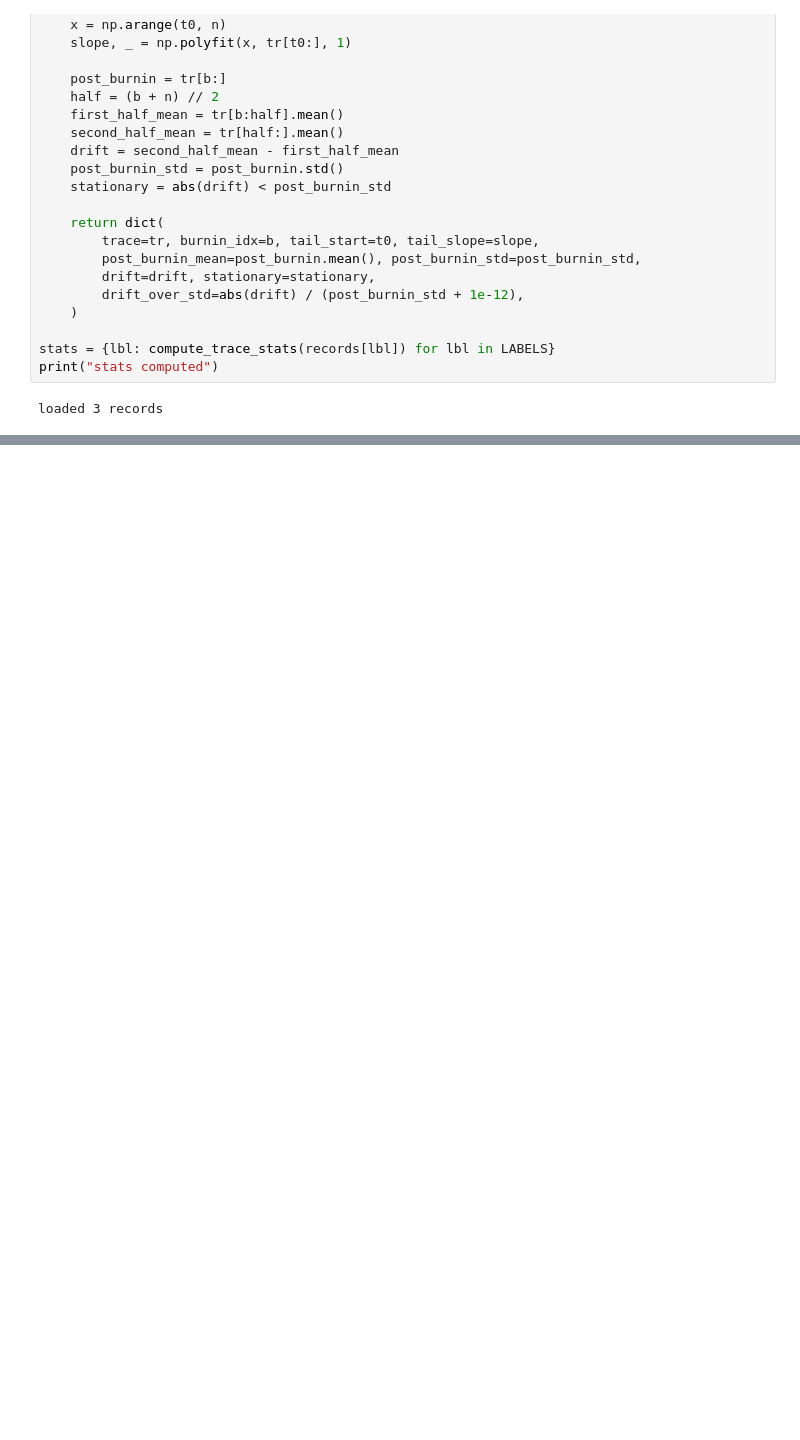
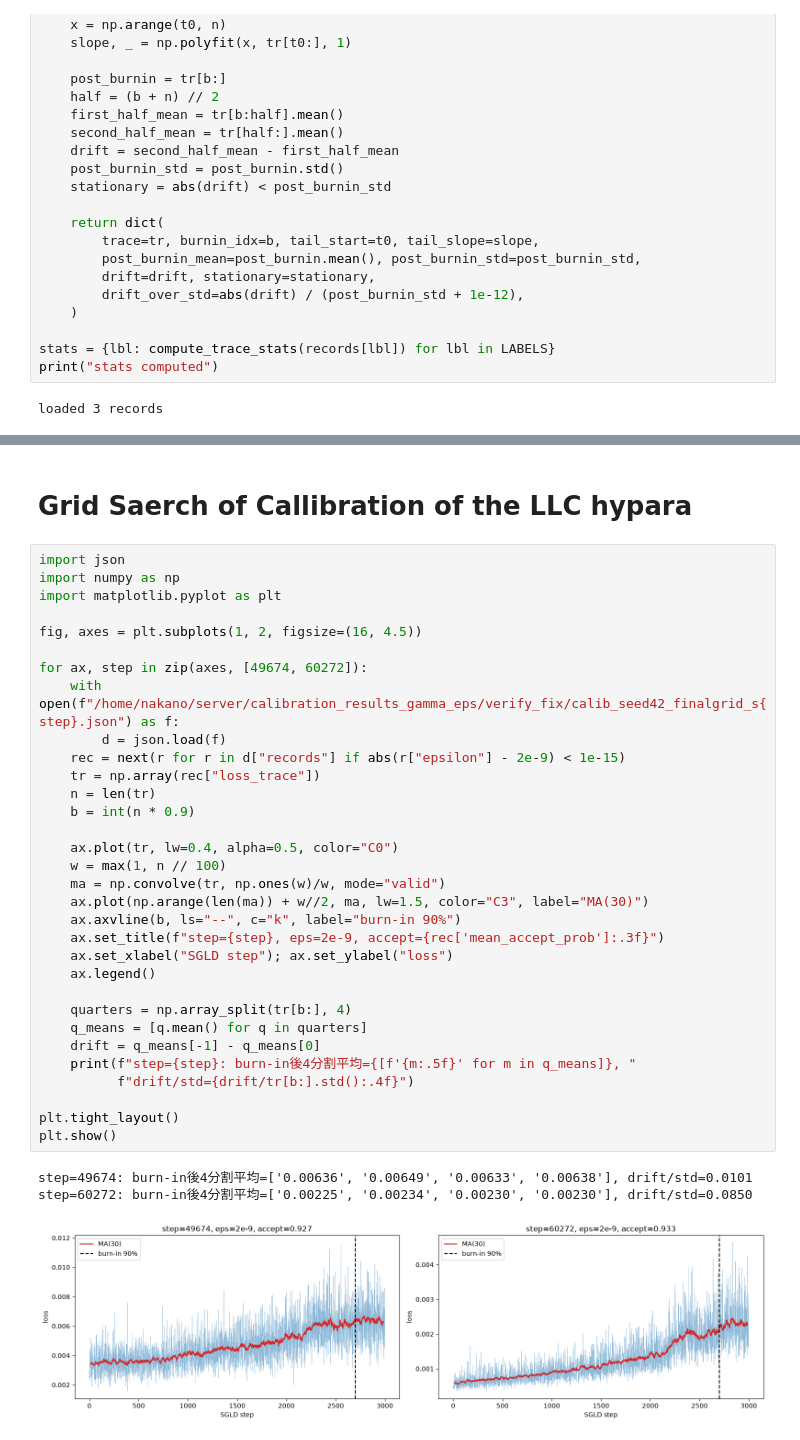
Before and after one commit to shiryu-nakano/dsb-llc-reproduction, a Jupyter notebook: plots2.ipynb, the cells around one changed output, grey strips where cells are left out. Cells and saved outputs as stored; diff of their text form; blank space fills up the shorter version.

```diff
--- a/plots2.ipynb
+++ b/plots2.ipynb
@@ -884,0 +1021,38 @@ loaded 3 records
+# %% [markdown]
+# Grid Saerch of Callibration of the LLC hypara
+# %%
+import json
+import numpy as np
+import matplotlib.pyplot as plt
+
+fig, axes = plt.subplots(1, 2, figsize=(16, 4.5))
+
+for ax, step in zip(axes, [49674, 60272]):
+    with open(f"/home/nakano/server/calibration_results_gamma_eps/verify_fix/calib_seed42_finalgrid_s{step}.json") as f:
+        d = json.load(f)
+    rec = next(r for r in d["records"] if abs(r["epsilon"] - 2e-9) < 1e-15)
+    tr = np.array(rec["loss_trace"])
+    n = len(tr)
+    b = int(n * 0.9)
+
+    ax.plot(tr, lw=0.4, alpha=0.5, color="C0")
+    w = max(1, n // 100)
+    ma = np.convolve(tr, np.ones(w)/w, mode="valid")
+    ax.plot(np.arange(len(ma)) + w//2, ma, lw=1.5, color="C3", label="MA(30)")
+    ax.axvline(b, ls="--", c="k", label="burn-in 90%")
+    ax.set_title(f"step={step}, eps=2e-9, accept={rec['mean_accept_prob']:.3f}")
+    ax.set_xlabel("SGLD step"); ax.set_ylabel("loss")
+    ax.legend()
+
+    quarters = np.array_split(tr[b:], 4)
+    q_means = [q.mean() for q in quarters]
+    drift = q_means[-1] - q_means[0]
+    print(f"step={step}: burn-in後4分割平均={[f'{m:.5f}' for m in q_means]}, "
+          f"drift/std={drift/tr[b:].std():.4f}")
+
+plt.tight_layout()
+plt.show()
+# %% [output]
+step=49674: burn-in後4分割平均=['0.00636', '0.00649', '0.00633', '0.00638'], drift/std=0.0101
+step=60272: burn-in後4分割平均=['0.00225', '0.00234', '0.00230', '0.00230'], drift/std=0.0850
+[figure, added]
```
Also changed, not shown: parts of 4 cells of this notebook, 8 other files.
